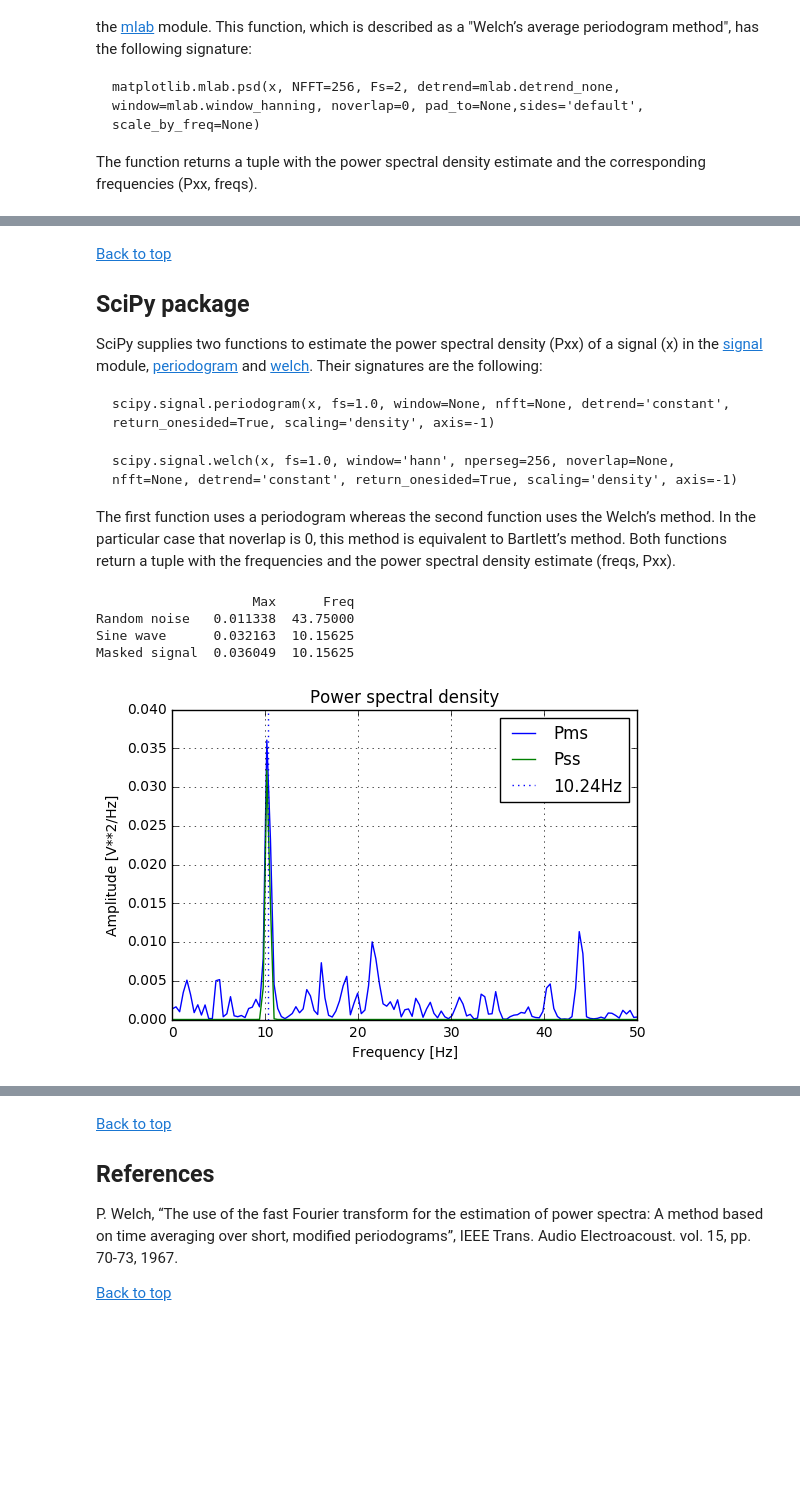
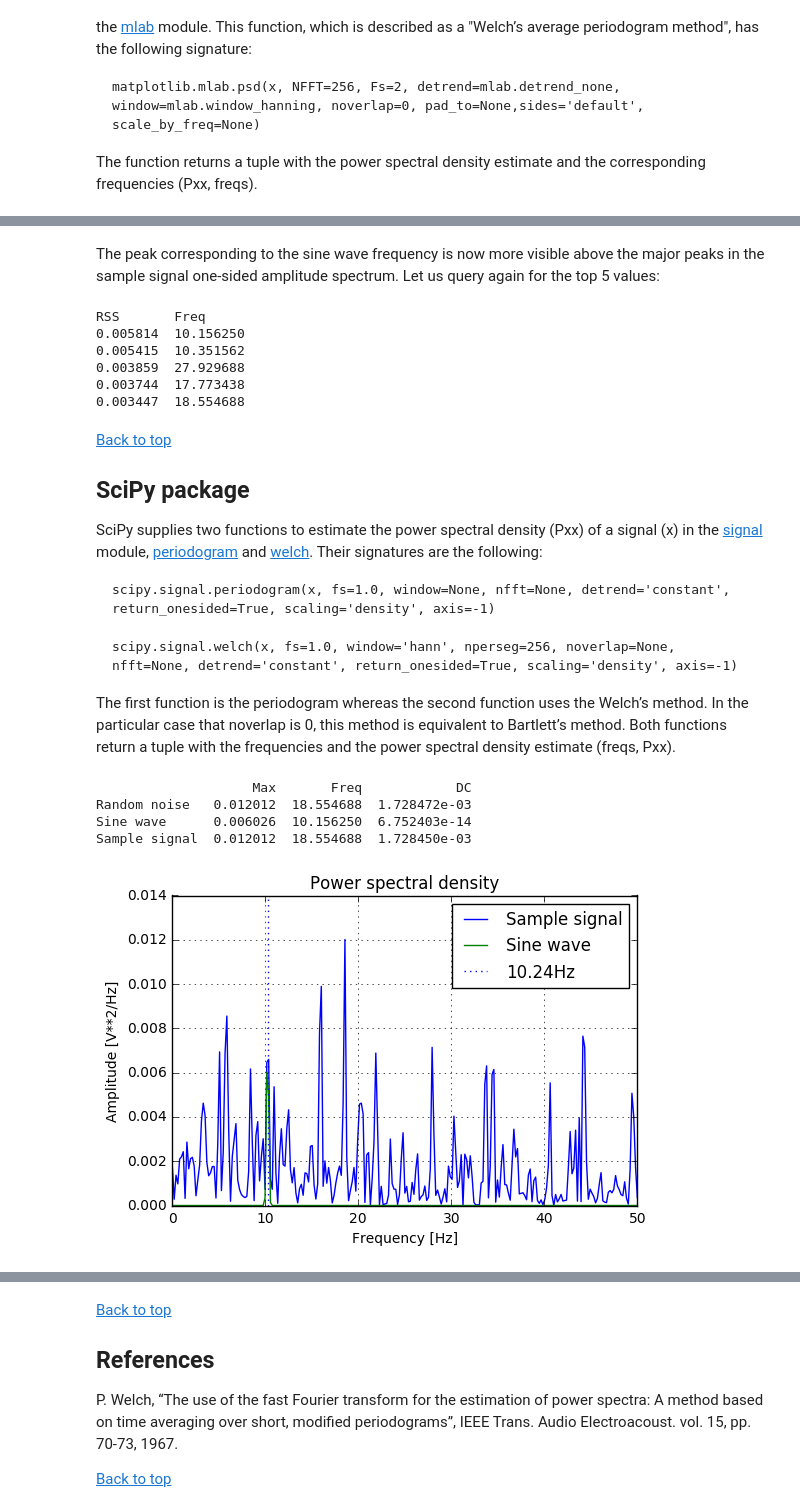
Before and after one commit to pxcandeias/py-notebooks, a Jupyter notebook: DSP_FFT_psd.ipynb, the cells around one changed output, grey strips where cells are left out. Cells and saved outputs as stored; diff of their text form; code cells hidden in the pictures; blank space fills up the shorter version.

```diff
--- a/DSP_FFT_psd.ipynb
+++ b/DSP_FFT_psd.ipynb
@@ -301,25 +433,26 @@ Matplotlib supplies one function, [psd](http://matplotlib.org/api/mlab_api.html#
 
 The function returns a tuple with the power spectral density estimate and the corresponding frequencies (Pxx, freqs).
 # %%
-Prn, freqs = psd(rn, NFFT=256, Fs=Fs, detrend=detrend_none, window=window_hanning, noverlap=0, pad_to=None,
+Prn, freqs = psd(rn, NFFT=512, Fs=Fs, detrend=detrend_none, window=window_hanning, noverlap=0, pad_to=None,
                  sides='onesided', scale_by_freq=True)
-Psw, freqs = psd(sw, NFFT=256, Fs=Fs, detrend=detrend_none, window=window_hanning, noverlap=0, pad_to=None,
+Psw, freqs = psd(sw, NFFT=512, Fs=Fs, detrend=detrend_none, window=window_hanning, noverlap=0, pad_to=None,
                  sides='onesided', scale_by_freq=True)
-Pms, freqs = psd(ms, NFFT=256, Fs=Fs, detrend=detrend_none, window=window_hanning, noverlap=0, pad_to=None,
+Pss, freqs = psd(ss, NFFT=512, Fs=Fs, detrend=detrend_none, window=window_hanning, noverlap=0, pad_to=None,
                  sides='onesided', scale_by_freq=True)
+PSD1 = (Prn, Psw, Pss)
 
-v = [(np.absolute(v[ix]), freqs[ix]) for v in (Prn, Psw, Pms) for ix in (np.argmax(np.absolute(v)),)]
-df = pd.DataFrame(data=v, index=('Random noise', 'Sine wave', 'Masked signal'), columns=('Max', 'Freq'))
+v = [(np.absolute(v[ix]), freqs[ix], np.absolute(v[0])) for v in PSD1 for ix in (np.argmax(np.absolute(v)),)]
+df = pd.DataFrame(data=v, index=labels, columns=('Max', 'Freq', 'DC'))
 print(df)
 
 fig, ax = plt.subplots()
 ax.hold(True)
-ax.plot(freqs, Pms, label='Pms')
-ax.plot(freqs, Psw, label='Psw')
+for v in (2,1):
+    ax.plot(freqs, PSD1[v], label=labels[v])
 ax.axvline(f, label='{}Hz'.format(f), ls=':')
 ax.set_title('Power spectral density')
 ax.set_xlabel('Frequency [Hz]')
 ax.set_ylabel('Amplitude [V**2/Hz]')
 ax.legend()
-ax.grid(True)
+ax.grid()
 # %% [output]
@@ -331,3 +464,15 @@ Masked signal  0.028819  10.15625
+# %% [markdown]
+The peak corresponding to the sine wave frequency is now more visible above the major peaks in the sample signal one-sided amplitude spectrum. Let us query again for the top 5 values:
+# %%
+df = pd.DataFrame(data=np.column_stack((np.absolute(PSD1[2]), freqs)), columns=('RSS', 'Freq'))
+print(df.nlargest(5, columns='RSS').to_string(index=False))
+# %% [output]
+RSS       Freq
+0.005814  10.156250
+0.005415  10.351562
+0.003859  27.929688
+0.003744  17.773438
+0.003447  18.554688
 # %% [markdown]
 [Back to top](#top)
 
@@ -339,32 +484,30 @@ SciPy supplies two functions to estimate the power spectral density (Pxx) of a s
 
     scipy.signal.welch(x, fs=1.0, window='hann', nperseg=256, noverlap=None, nfft=None, detrend='constant', return_onesided=True, scaling='density', axis=-1)
 
-The first function uses a periodogram whereas the second function uses the Welch’s method. In the particular case that noverlap is 0, this method is equivalent to Bartlett’s method. Both functions return a tuple with the frequencies and the power spectral density estimate (freqs, Pxx).
+The first function is the periodogram whereas the second function uses the Welch’s method. In the particular case that noverlap is 0, this method is equivalent to Bartlett’s method. Both functions return a tuple with the frequencies and the power spectral density estimate (freqs, Pxx).
 # %%
-freqs, Prn = periodogram(rn, fs=Fs, window='hann', nfft=256, detrend=None,
-                         return_onesided=True, scaling='density', axis=-1)
-freqs, Psw = periodogram(sw, fs=Fs, window='hann', nfft=256, detrend=None,
-                         return_onesided=True, scaling='density', axis=-1)
-freqs, Pms = periodogram(ms, fs=Fs, window='hann', nfft=256, detrend=None,
-                         return_onesided=True, scaling='density', axis=-1)
+freqs, Prn = periodogram(rn, fs=Fs, window='hann', nfft=512, detrend=None, return_onesided=True, scaling='density', axis=-1)
+freqs, Psw = periodogram(sw, fs=Fs, window='hann', nfft=512, detrend=None, return_onesided=True, scaling='density', axis=-1)
+freqs, Pss = periodogram(ss, fs=Fs, window='hann', nfft=512, detrend=None, return_onesided=True, scaling='density', axis=-1)
+PSD2 = (Prn, Psw, Pss)
 
-v = [(np.absolute(v[ix]), freqs[ix]) for v in (Prn, Psw, Pms) for ix in (np.argmax(np.absolute(v)),)]
-df = pd.DataFrame(data=v, index=('Random noise', 'Sine wave', 'Masked signal'), columns=('Max', 'Freq'))
+v = [(np.absolute(v[ix]), freqs[ix], np.absolute(v[0])) for v in PSD2 for ix in (np.argmax(np.absolute(v)),)]
+df = pd.DataFrame(data=v, index=labels, columns=('Max', 'Freq', 'DC'))
 print(df)
 
 fig, ax = plt.subplots()
 ax.hold(True)
-ax.plot(freqs, Pms, label='Pms')
-ax.plot(freqs, Psw, label='Pss')
+for v in (2,1):
+    ax.plot(freqs, PSD2[v], label=labels[v])
 ax.axvline(f, label='{}Hz'.format(f), ls=':')
 ax.set_title('Power spectral density')
 ax.set_xlabel('Frequency [Hz]')
 ax.set_ylabel('Amplitude [V**2/Hz]')
 ax.legend()
-ax.grid(True)
+ax.grid()
 # %% [output]
-                    Max      Freq
-Random noise   0.011338  43.75000
-Sine wave      0.032163  10.15625
-Masked signal  0.036049  10.15625
+                    Max       Freq            DC
+Random noise   0.012012  18.554688  1.728472e-03
+Sine wave      0.006026  10.156250  6.752403e-14
+Sample signal  0.012012  18.554688  1.728450e-03
-[figure, old version]
+[figure, new version]
```
Also changed, not shown: parts of 63 cells of this notebook.
